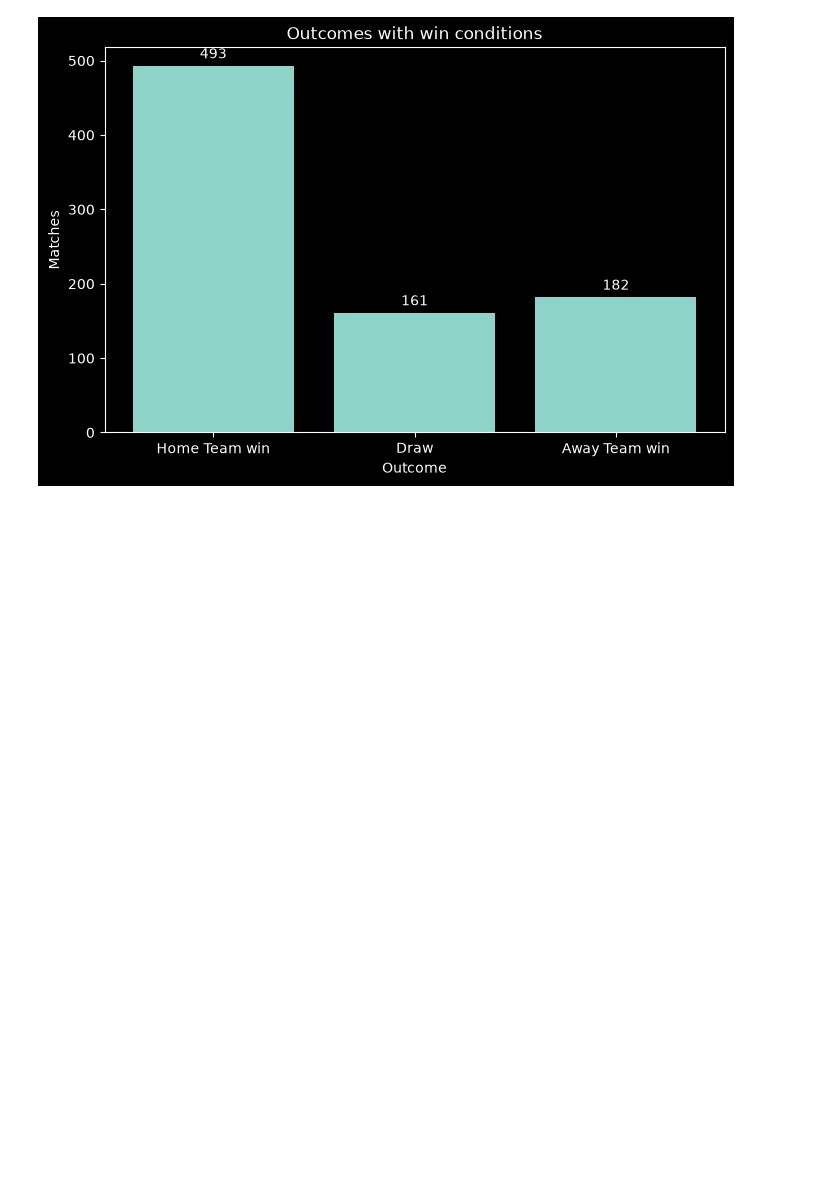
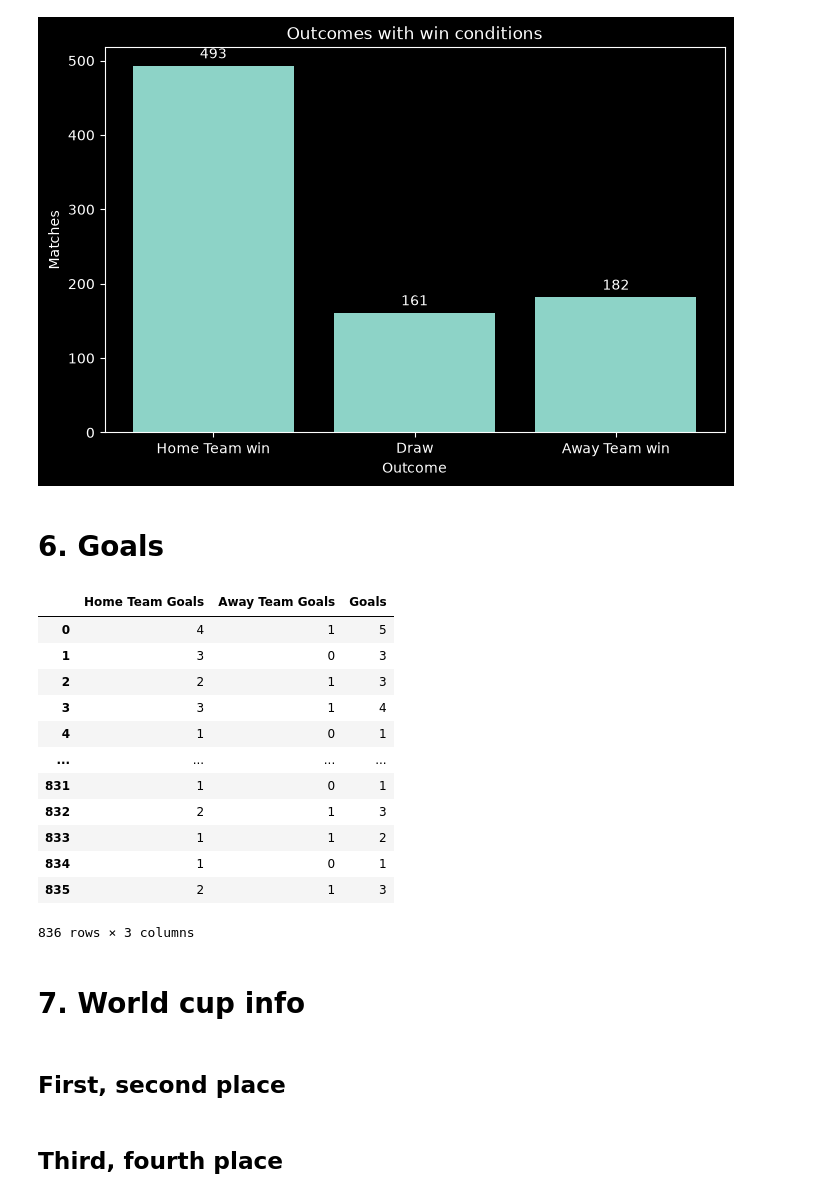
Before and after one commit to aaleksaacic/world-cup-analytics, a Jupyter notebook: notebooks/02_worldcup.ipynb, the cells around one changed output. Drawn from its saved outputs; the diff is of its cells as text; code cells hidden in the pictures; blank space fills up the shorter version.

```diff
--- a/notebooks/02_worldcup.ipynb
+++ b/notebooks/02_worldcup.ipynb
@@ -342,3 +343,24 @@ win_cons_outcomes = outcomes(data)
 draw_outcomes_bar(win_cons_outcomes, "Outcomes with win conditions")
 # %% [output]
 [figure]
+# %% [markdown]
+# 6. Goals
+# %%
+data["Goals"] = data["Home Team Goals"] + data["Away Team Goals"]
+data[["Home Team Goals", "Away Team Goals", "Goals"]]
+# %% [output]
+|  | Home Team Goals | Away Team Goals | Goals |
+| 0 | 4 | 1 | 5 |
+| 1 | 3 | 0 | 3 |
+| 2 | 2 | 1 | 3 |
+| 3 | 3 | 1 | 4 |
+| 4 | 1 | 0 | 1 |
+| ... | ... | ... | ... |
+| 831 | 1 | 0 | 1 |
+| 832 | 2 | 1 | 3 |
+| 833 | 1 | 1 | 2 |
+| 834 | 1 | 0 | 1 |
+| 835 | 2 | 1 | 3 |
+836 rows × 3 columns
+# %% [markdown]
+# 7. World cup info
@@ -344,0 +374,2 @@ draw_outcomes_bar(win_cons_outcomes, "Outcomes with win conditions")
+# %% [markdown]
+## First, second place
@@ -344,0 +401,2 @@ draw_outcomes_bar(win_cons_outcomes, "Outcomes with win conditions")
+# %% [markdown]
+## Third, fourth place
```
Also changed, not shown: parts of 18 cells of this notebook.
